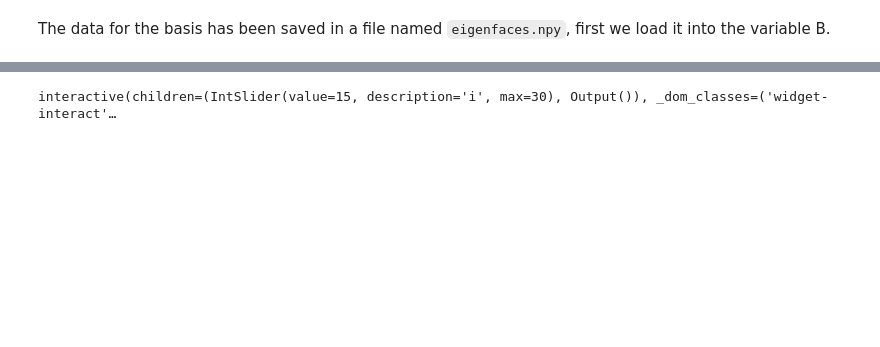
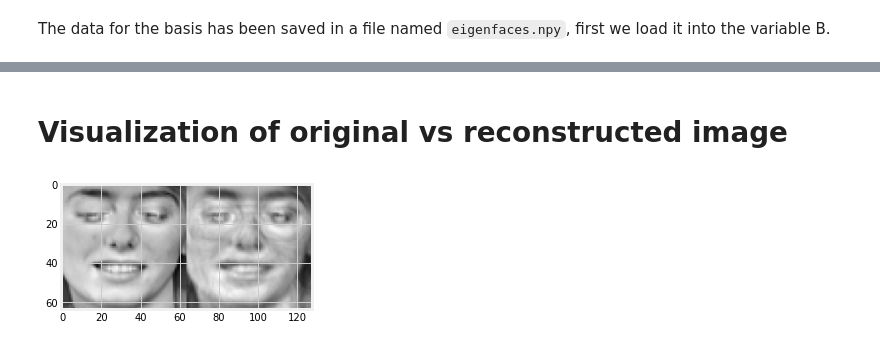
Before and after one commit to abhijain864/Image-compression_using_PCA, a Jupyter notebook: Olivetti_face_dataset.ipynb, the cells around one changed output, grey strips where cells are left out. Drawn from its saved outputs; the diff is of its cells as text; code cells hidden in the pictures; blank space fills up the shorter version.

```diff
--- a/Olivetti_face_dataset.ipynb
+++ b/Olivetti_face_dataset.ipynb
@@ -280,4 +210,0 @@ def basis_gen(X, n_components):
-# %%
-%cd /content/drive/MyDrive/projects/PCA
-B = np.load('eigenfaces.npy') # we use the first 50 basis vectors --- you should play around with this.
-print("the eigenfaces have shape {}".format(B.shape))
@@ -309,16 +270,18 @@ Then we can reuse the functions we implemented earlier to compute the projection
+# %% [markdown]
+# Visualization of original vs reconstructed image
 # %%
 # EDIT THIS FUNCTION
-@interact(i=(0, 30))
+@interact(i=(70, 76))
 def show_face_face_reconstruction(i):
     without_normalized = faces[i].reshape(64,64)
     original_face = faces_normalized[i].reshape(64, 64)
     # reshape the data we loaded in variable `B`
     # so that we have a matrix representing the basis.
-    B = basis_gen(faces_normalized,45).reshape((4096,-1)) # <-- EDIT THIS
+    B = basis.reshape(100,4096).T
     #face_reconstruction = project_general(faces_normalized[i], B_basis).reshape(64, 64)
     face_reconstruction = (B @ B.T @ (faces_normalized[i].reshape(-1,1))).reshape(64,64)
-    plt.figure()
-    plt.imshow(np.hstack([without_normalized,original_face, face_reconstruction]), cmap='gray')
+    plt.figure(figsize=(4,4))
+    plt.imshow(np.hstack([original_face, face_reconstruction]), cmap='gray')
     plt.show()
 # %% [output]
-interactive(children=(IntSlider(value=15, description='i', max=30), Output()), _dom_classes=('widget-interact'…
+[figure, added]
```
Also changed, not shown: parts of 45 cells of this notebook.
